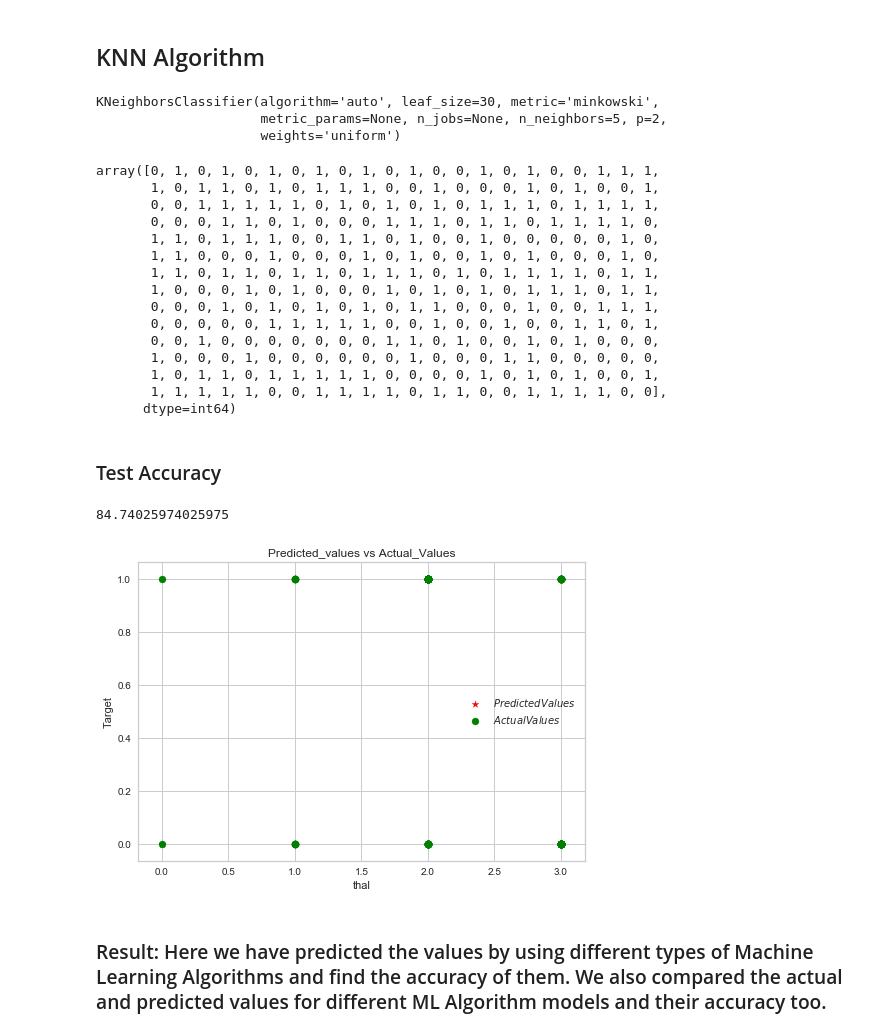
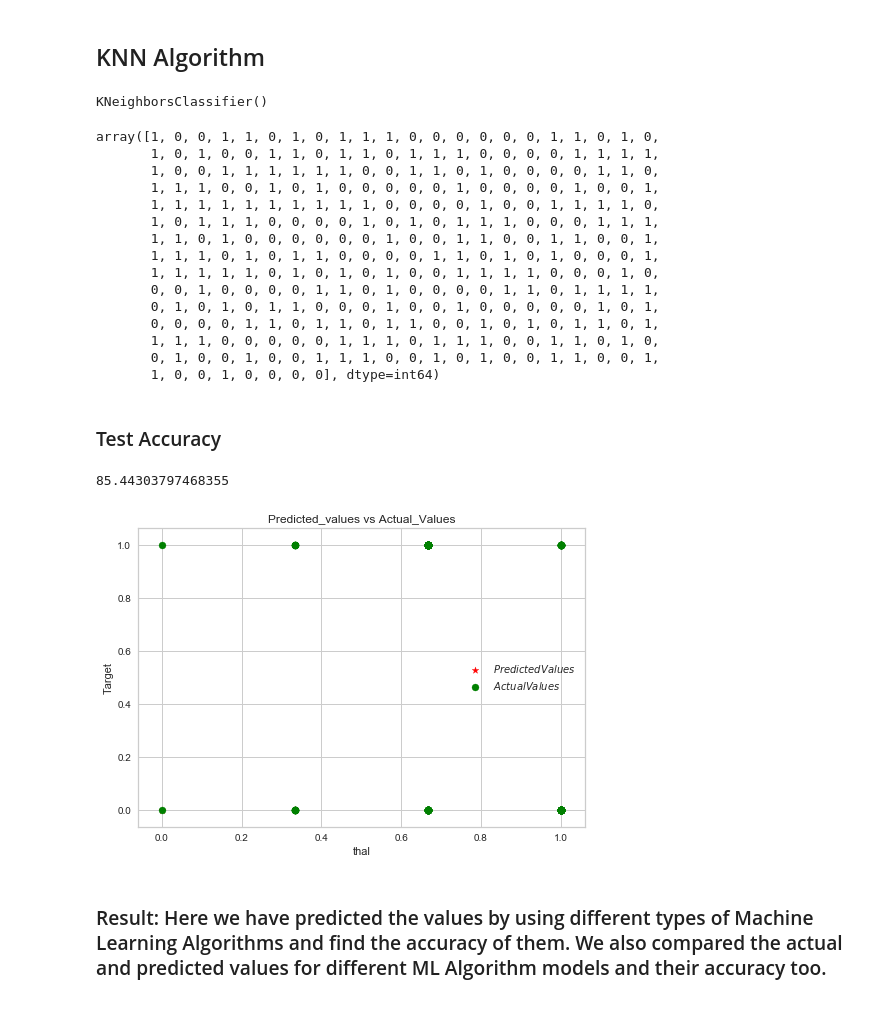
Before and after one commit to rnikule/Analysis_and_Prediction_for_Heart_Patients, a Jupyter notebook: project_Heart_ML_Data_preprocessing & feature_selection.ipynb, the cells around one changed output. Saved outputs shown, nothing was run; the diff lists cells and outputs as text; code cells hidden in the pictures.

```diff
--- a/project_Heart_ML_Data_preprocessing & feature_selection.ipynb
+++ b/project_Heart_ML_Data_preprocessing & feature_selection.ipynb
@@ -506,5 +595,5 @@ plt.show()
 #Fitting Random Forest Algorithm
 from sklearn.ensemble import RandomForestClassifier
 rfa = RandomForestClassifier()
-rfa.fit(x_train_minmax,y_train)
+rfa.fit(x_train,y_train)
 # %% [output]
@@ -560,5 +642,5 @@ plt.show()
 #Fitting Decision Tree Algorithm
 from sklearn.tree import DecisionTreeClassifier
 dtc =  DecisionTreeClassifier()
-dtc.fit(x_train_minmax, y_train)
+dtc.fit(x_train, y_train)
 # %% [output]
@@ -612,44 +689,42 @@ plt.show()
 # Fitting kNN on our scaled data set
 from sklearn.neighbors import KNeighborsClassifier
 knn = KNeighborsClassifier(n_neighbors=5)
-knn.fit(x_train_minmax,y_train)
+knn.fit(x_train,y_train)
 # %% [output]
-KNeighborsClassifier(algorithm='auto', leaf_size=30, metric='minkowski',
-                     metric_params=None, n_jobs=None, n_neighbors=5, p=2,
-                     weights='uniform')
+KNeighborsClassifier()
 # %%
-k_predict = knn.predict(x_test_minmax)
+k_predict = knn.predict(x_test)
 k_predict
 # %% [output]
-array([0, 1, 0, 1, 0, 1, 0, 1, 0, 1, 0, 1, 0, 0, 1, 0, 1, 0, 0, 1, 1, 1,
-       1, 0, 1, 1, 0, 1, 0, 1, 1, 1, 0, 0, 1, 0, 0, 0, 1, 0, 1, 0, 0, 1,
-       0, 0, 1, 1, 1, 1, 1, 0, 1, 0, 1, 0, 1, 0, 1, 1, 1, 0, 1, 1, 1, 1,
-       0, 0, 0, 1, 1, 0, 1, 0, 0, 0, 1, 1, 1, 0, 1, 1, 0, 1, 1, 1, 1, 0,
-       1, 1, 0, 1, 1, 1, 0, 0, 1, 1, 0, 1, 0, 0, 1, 0, 0, 0, 0, 0, 1, 0,
-       1, 1, 0, 0, 0, 1, 0, 0, 0, 1, 0, 1, 0, 0, 1, 0, 1, 0, 0, 0, 1, 0,
-       1, 1, 0, 1, 1, 0, 1, 1, 0, 1, 1, 1, 0, 1, 0, 1, 1, 1, 1, 0, 1, 1,
-       1, 0, 0, 0, 1, 0, 1, 0, 0, 0, 1, 0, 1, 0, 1, 0, 1, 1, 1, 0, 1, 1,
-       0, 0, 0, 1, 0, 1, 0, 1, 0, 1, 0, 1, 1, 0, 0, 0, 1, 0, 0, 1, 1, 1,
-       0, 0, 0, 0, 0, 1, 1, 1, 1, 1, 0, 0, 1, 0, 0, 1, 0, 0, 1, 1, 0, 1,
-       0, 0, 1, 0, 0, 0, 0, 0, 0, 0, 1, 1, 0, 1, 0, 0, 1, 0, 1, 0, 0, 0,
-       1, 0, 0, 0, 1, 0, 0, 0, 0, 0, 0, 1, 0, 0, 0, 1, 1, 0, 0, 0, 0, 0,
-       1, 0, 1, 1, 0, 1, 1, 1, 1, 1, 0, 0, 0, 0, 1, 0, 1, 0, 1, 0, 0, 1,
-       1, 1, 1, 1, 1, 0, 0, 1, 1, 1, 1, 0, 1, 1, 0, 0, 1, 1, 1, 1, 0, 0],
-      dtype=int64)
+array([1, 0, 0, 1, 1, 0, 1, 0, 1, 1, 1, 0, 0, 0, 0, 0, 0, 1, 1, 0, 1, 0,
+       1, 0, 1, 0, 0, 1, 1, 0, 1, 1, 0, 1, 1, 1, 0, 0, 0, 0, 1, 1, 1, 1,
+       1, 0, 0, 1, 1, 1, 1, 1, 1, 0, 0, 1, 1, 0, 1, 0, 0, 0, 0, 1, 1, 0,
+       1, 1, 1, 0, 0, 1, 0, 1, 0, 0, 0, 0, 0, 1, 0, 0, 0, 0, 1, 0, 0, 1,
+       1, 1, 1, 1, 1, 1, 1, 1, 1, 1, 0, 0, 0, 0, 1, 0, 0, 1, 1, 1, 1, 0,
+       1, 0, 1, 1, 1, 0, 0, 0, 0, 1, 0, 1, 0, 1, 1, 1, 0, 0, 0, 1, 1, 1,
+       1, 1, 0, 1, 0, 0, 0, 0, 0, 0, 1, 0, 0, 1, 1, 0, 0, 1, 1, 0, 0, 1,
+       1, 1, 1, 0, 1, 0, 1, 1, 0, 0, 0, 0, 1, 1, 0, 1, 0, 1, 0, 0, 0, 1,
+       1, 1, 1, 1, 1, 0, 1, 0, 1, 0, 1, 0, 0, 1, 1, 1, 1, 0, 0, 0, 1, 0,
+       0, 0, 1, 0, 0, 0, 0, 1, 1, 0, 1, 0, 0, 0, 0, 1, 1, 0, 1, 1, 1, 1,
+       0, 1, 0, 1, 0, 1, 1, 0, 0, 0, 1, 0, 0, 1, 0, 0, 0, 0, 0, 1, 0, 1,
+       0, 0, 0, 0, 1, 1, 0, 1, 1, 0, 1, 1, 0, 0, 1, 0, 1, 0, 1, 1, 0, 1,
+       1, 1, 1, 0, 0, 0, 0, 0, 1, 1, 1, 0, 1, 1, 1, 0, 0, 1, 1, 0, 1, 0,
+       0, 1, 0, 0, 1, 0, 0, 1, 1, 1, 0, 0, 1, 0, 1, 0, 0, 1, 1, 0, 0, 1,
+       1, 0, 0, 1, 0, 0, 0, 0], dtype=int64)
 # %% [markdown]
 ### Test Accuracy
 # %%
-knn.score(x_test_minmax,y_test)*100
+knn.score(x_test,y_test)*100
 # %% [output]
-84.74025974025975
+85.44303797468355
 # %%
-plt.scatter(x_test.thal, k_predict, color='red', marker='*', label=r'$Predicted Values$')
-plt.scatter(x_test.thal, y_test, color='green', marker='o', label=r'$Actual Values$')
+plt.scatter(x_test[:,3], k_predict, color='red', marker='*', label=r'$Predicted Values$')
+plt.scatter(x_test[:,3], y_test, color='green', marker='o', label=r'$Actual Values$')
 plt.gca().update(dict(title='Predicted_values vs Actual_Values', xlabel='thal', ylabel='Target'))
 plt.legend()
 plt.show()
 # %% [output]
-[figure, old version]
+[figure, new version]
 # %%
 # ML Algorithm           Accuracy
 #================       ============
```
Also changed, not shown: parts of 54 cells of this notebook.
